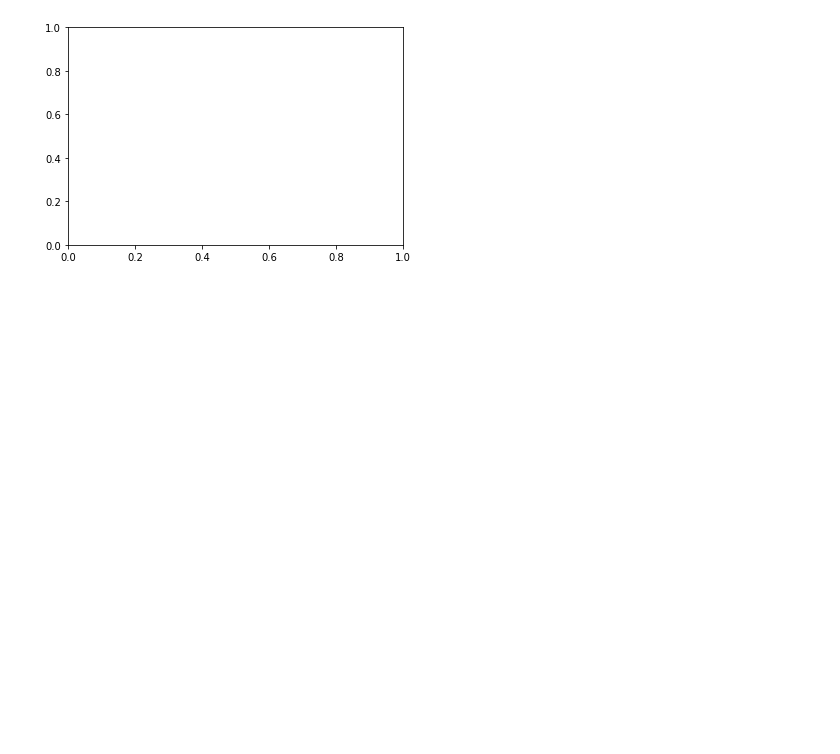
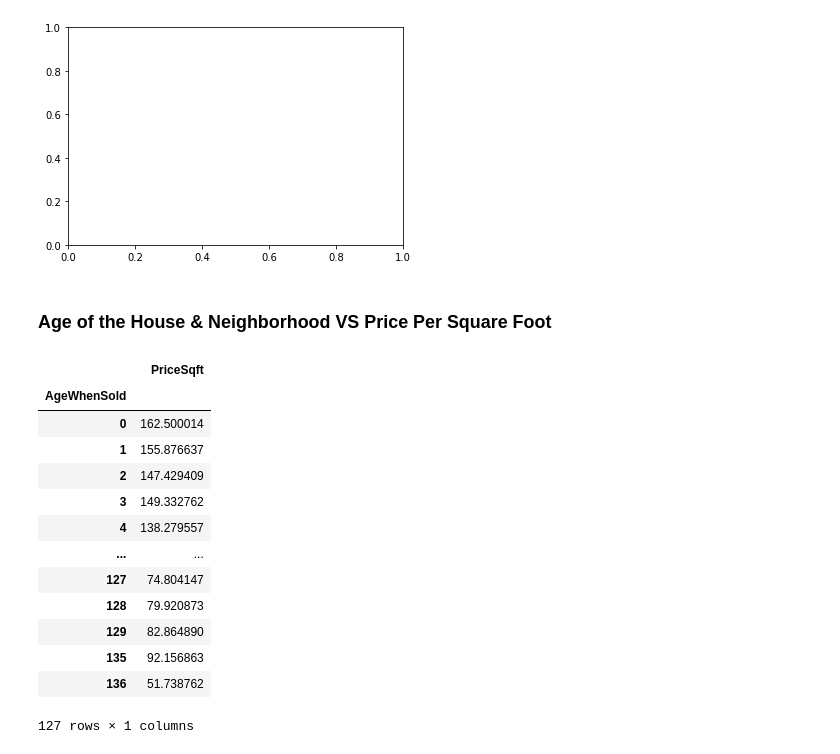
Before and after one commit to randypantinople/machineLearningTeamProject, a Jupyter notebook: Ames ML Project(Team).ipynb, the cells around one changed output. Saved outputs shown, nothing was run; the diff lists cells and outputs as text; code cells hidden in the pictures; blank space fills up the shorter version.

```diff
--- a/Ames ML Project(Team).ipynb
+++ b/Ames ML Project(Team).ipynb
@@ -782,3 +782,5 @@ sns.scatterplot(data=housing2, x='LotArea', y='PriceSqft', showfliers=Fa)
 # %% [output]
 AttributeError: 'PathCollection' object has no property 'showfliers'
 [figure]
+# %% [markdown]
+### Age of the House & Neighborhood VS Price Per Square Foot
@@ -784,0 +793,18 @@ AttributeError: 'PathCollection' object has no property 'showfliers'
+# %%
+# Display the chart with the average of price per square foot per age
+age_n.groupby(['AgeWhenSold']).agg({'PriceSqft' : 'mean'})
+# %% [output]
+|  | PriceSqft |
+| AgeWhenSold |  |
+| 0 | 162.500014 |
+| 1 | 155.876637 |
+| 2 | 147.429409 |
+| 3 | 149.332762 |
+| 4 | 138.279557 |
+| ... | ... |
+| 127 | 74.804147 |
+| 128 | 79.920873 |
+| 129 | 82.864890 |
+| 135 | 92.156863 |
+| 136 | 51.738762 |
+127 rows × 1 columns
```
Also changed, not shown: parts of 7 cells of this notebook, 1 other file.
